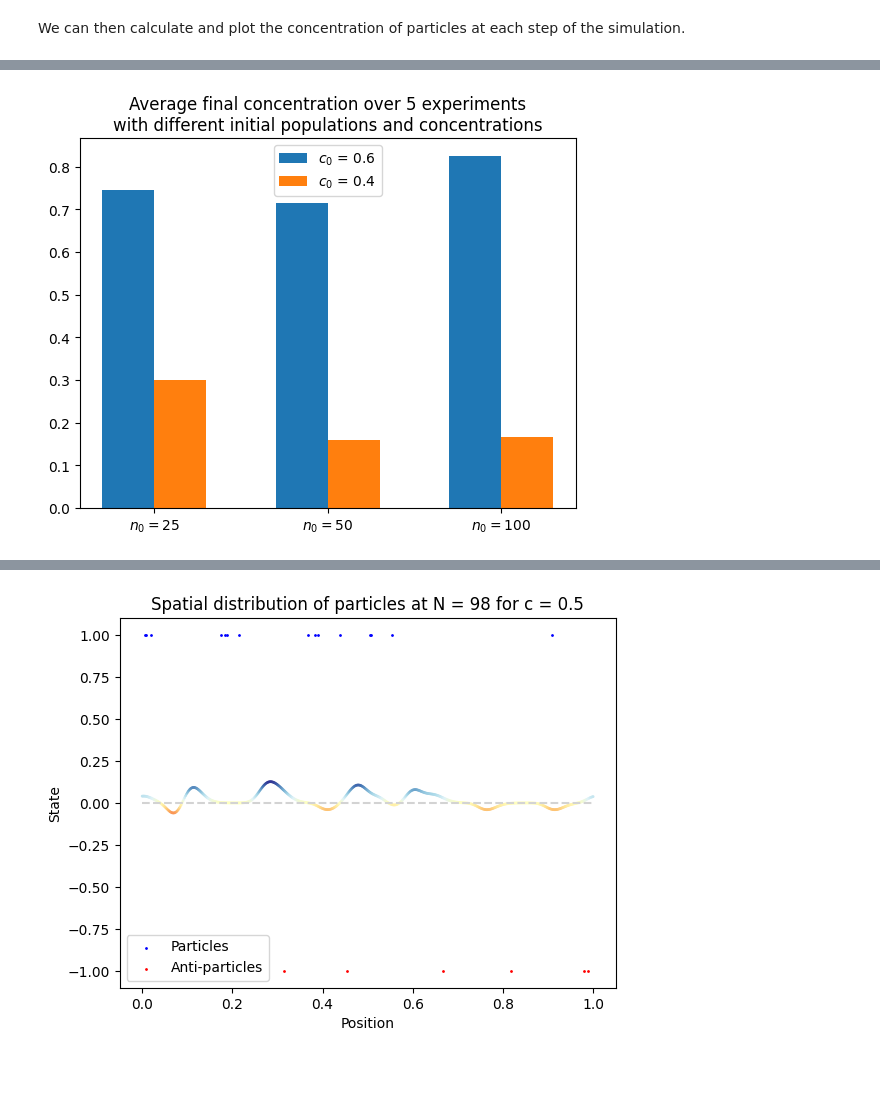
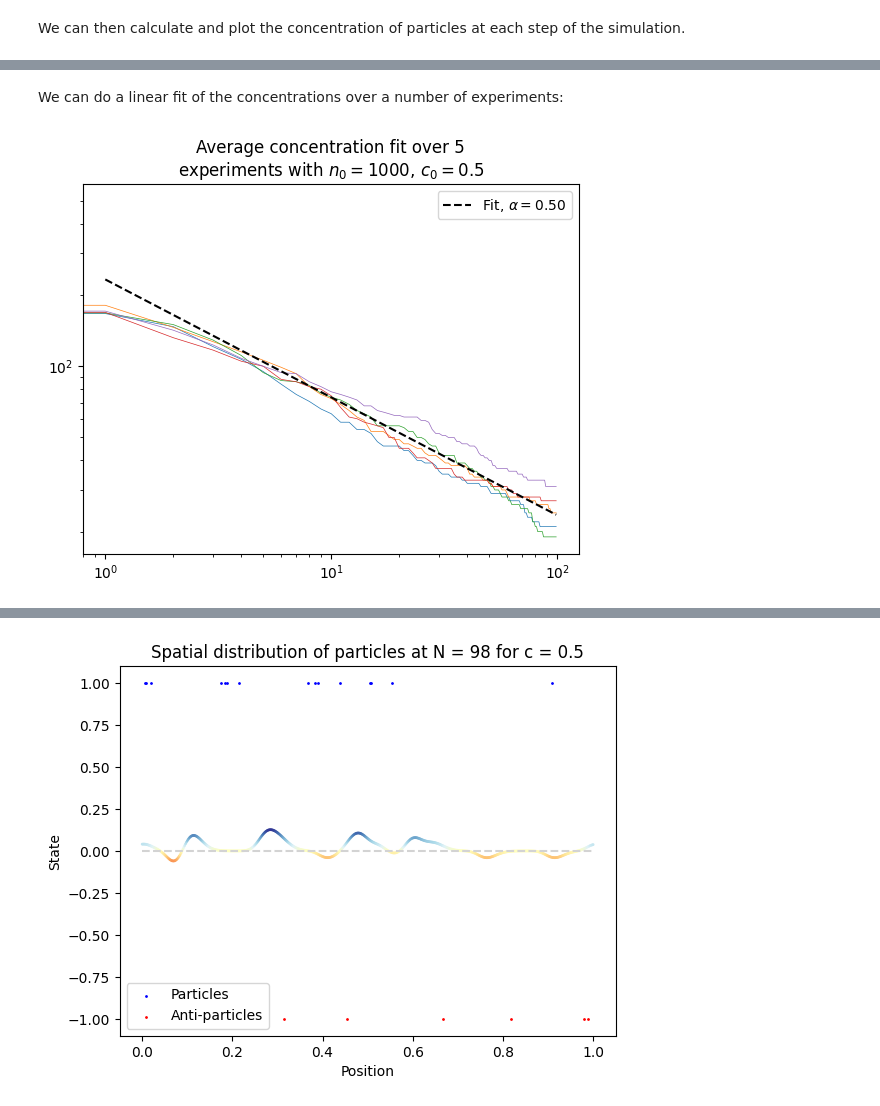
Before and after one commit to Epsylene/BrownianAnnihilation, a Jupyter notebook: ballistic.ipynb, the cells around one changed output, grey strips where cells are left out. Saved outputs shown, nothing was run; the diff lists cells and outputs as text; code cells hidden in the pictures; blank space fills up the shorter version.

```diff
--- a/ballistic.ipynb
+++ b/ballistic.ipynb
@@ -50,5 +34,6 @@ R^2 = 0.998843372569625
-# %%
-params = [(25, 50, 100), (0.6, 0.4)]
-end_state(Ballistic, params, 5)
-# %% [output]
-[figure, removed]
+# %% [markdown]
+We can do a linear fit of the concentrations over a number of experiments:
+# %%
+_ = avg_fit(Ballistic, (1000, 0.5, 100), 5, plot='lin')
+# %% [output]
+[figure, added]
```
Also changed, not shown: parts of 9 cells of this notebook, 1 other file.
